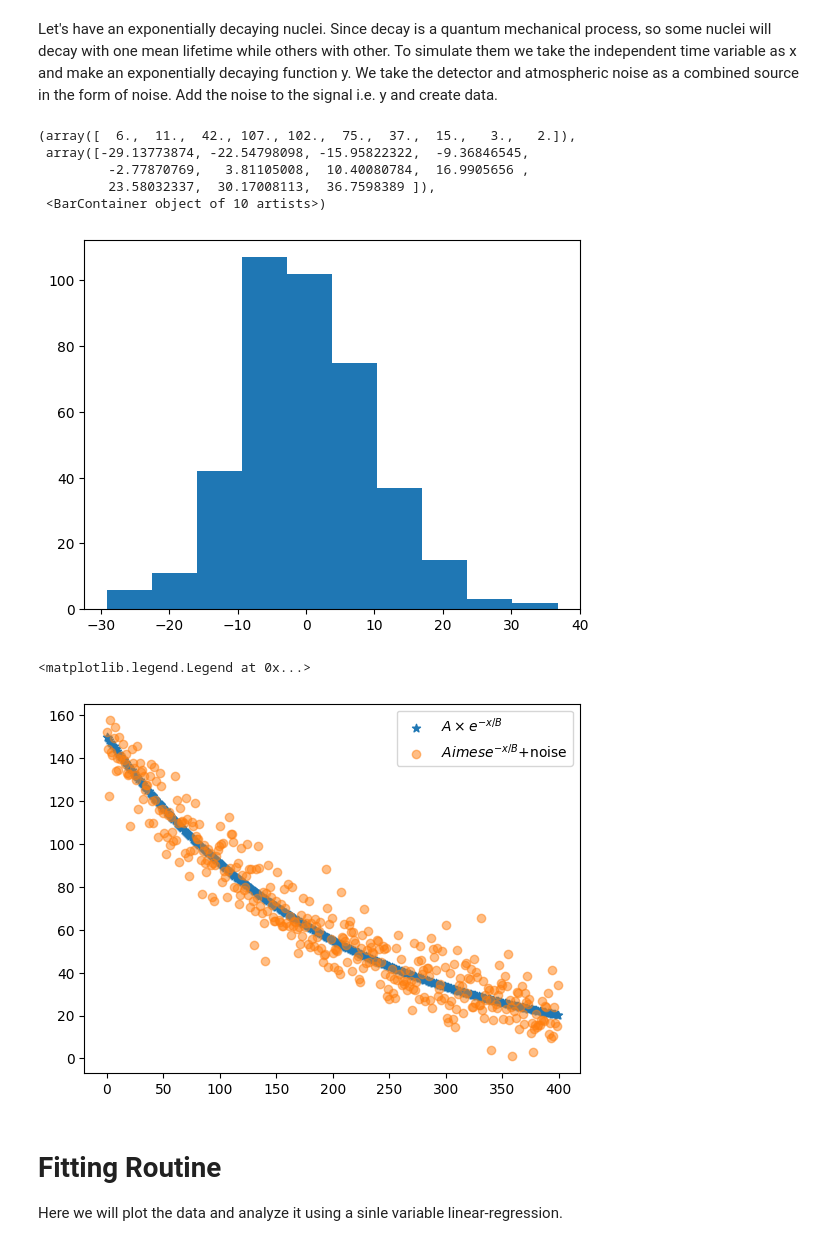
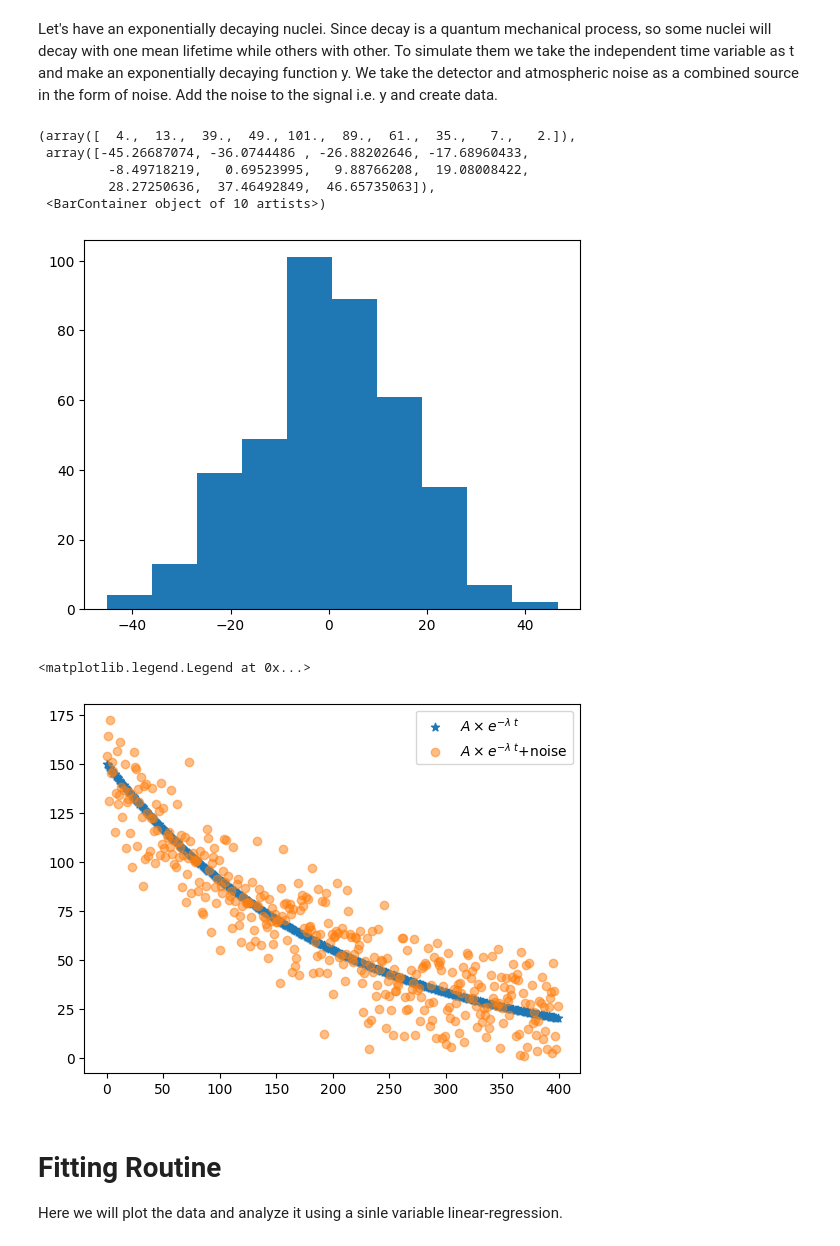
Before and after one commit to shahidzk1/Numerical_analysis, a Jupyter notebook: Exponential_decay_linear_regression.ipynb, the cells around one changed output. Drawn from its saved outputs; the diff is of its cells as text; code cells hidden in the pictures.

```diff
--- a/Exponential_decay_linear_regression.ipynb
+++ b/Exponential_decay_linear_regression.ipynb
@@ -11,30 +11,40 @@ import pylab as plb
 from scipy.optimize import curve_fit
 from scipy import asarray as ar
 # %% [markdown]
-Let's have an exponentially decaying nuclei. Since decay is a quantum mechanical process, so some nuclei will decay with one mean lifetime while others with other. To simulate them we take the independent time variable as x and make an exponentially decaying function y.  We take the detector and atmospheric noise as a combined source in the form of noise. Add the noise to the signal i.e. y and create data.
+Let's have an exponentially decaying nuclei. Since decay is a quantum mechanical process, so some nuclei will decay with one mean lifetime while others with other. To simulate them we take the independent time variable as t and make an exponentially decaying function y.  We take the detector and atmospheric noise as a combined source in the form of noise. Add the noise to the signal i.e. y and create data.
 # %%
-x = np.arange(0,400,1)
-y = 150*np.exp(-x/200)
-noise = np.random.normal(0,10, len(y))
-z = y+noise
-data = np.abs(z) #signal cannot be negative so we remove negative values
+def data_simulator(t_i, t_f, N_i, noise_sigma):
+    t = np.arange(t_i,t_f,1)
+    lambda_ = 0.005  # since t1/2 = ln(2)/ lambda so t1/2 is 138.62943611198907
+    N = N_i*np.exp(-lambda_*t)
+    noise_mean = 0
+    noise = np.random.normal(0,noise_sigma, len(N))
+    z = N+noise
+    data = np.abs(z) #signal cannot be negative so we remove negative values
+    return t, N, noise, data
+# %%
+t_i = 0
+t_f = 400
+N_i= 150
+noise_sigma = 15
+t, N, noise, data = data_simulator (t_i, t_f, N_i, noise_sigma)
 # %%
 #plotting the noise
 plt.hist(noise)
 # %% [output]
-(array([  6.,  11.,  42., 107., 102.,  75.,  37.,  15.,   3.,   2.]),
- array([-29.13773874, -22.54798098, -15.95822322,  -9.36846545,
-         -2.77870769,   3.81105008,  10.40080784,  16.9905656 ,
-         23.58032337,  30.17008113,  36.7598389 ]),
+(array([  4.,  13.,  39.,  49., 101.,  89.,  61.,  35.,   7.,   2.]),
+ array([-45.26687074, -36.0744486 , -26.88202646, -17.68960433,
+         -8.49718219,   0.69523995,   9.88766208,  19.08008422,
+         28.27250636,  37.46492849,  46.65735063]),
  <BarContainer object of 10 artists>)
-[figure, old version]
+[figure, new version]
 # %%
-plt.scatter(x,y, marker='*', label=r'$A \times e^{-x/B}$')
-plt.scatter(x,data, alpha = 0.5, label='$A \times e^{-x/B}$+noise')
+plt.scatter(t,N, marker='*', label=r'$A \times e^{- \lambda\ t}$')
+plt.scatter(t,data, alpha = 0.5, label=r'$A \times e^{- \lambda\ t}$+noise')
 plt.legend()
 # %% [output]
 <matplotlib.legend.Legend at 0x...>
-[figure, old version]
+[figure, new version]
 # %% [markdown]
 # Fitting Routine
 Here we will plot the data and analyze it using a sinle variable linear-regression.
```
Also changed, not shown: parts of 7 cells of this notebook.
